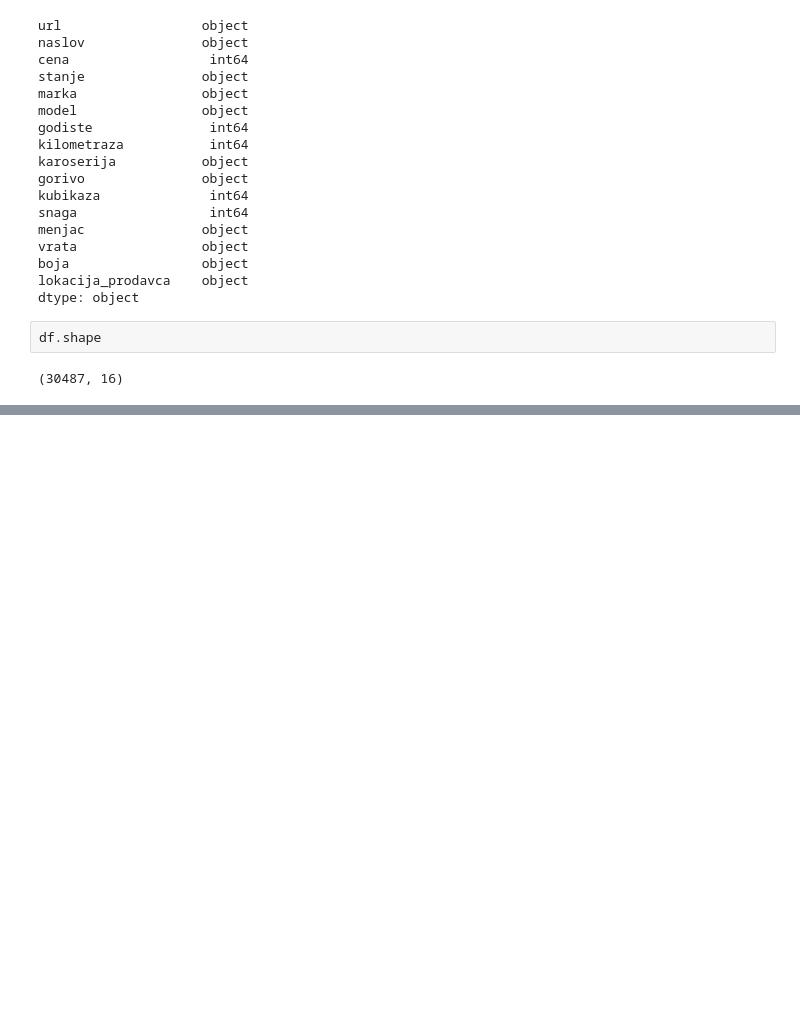
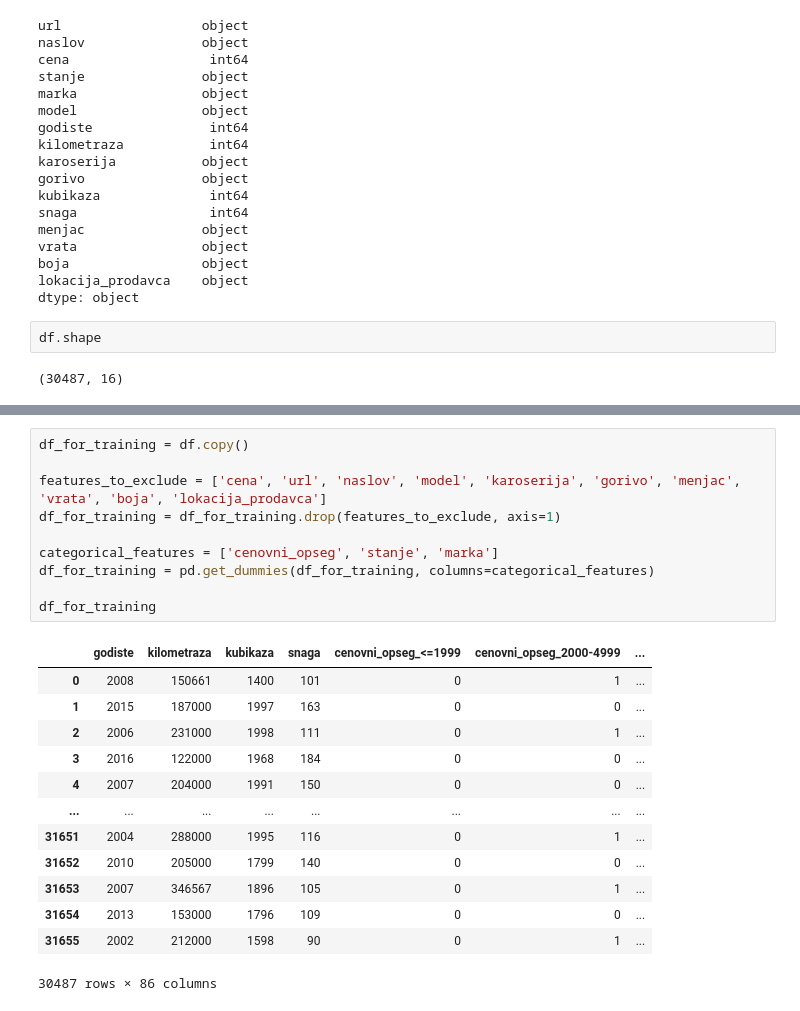
Before and after one commit to fishsalad183/ETF-PSZ, a Jupyter notebook: zadatak5_klasifikacija.ipynb, the cells around one changed output, grey strips where cells are left out. Saved outputs shown, nothing was run; the diff lists cells and outputs as text; blank space fills up the shorter version.

```diff
--- a/zadatak5_klasifikacija.ipynb
+++ b/zadatak5_klasifikacija.ipynb
@@ -147 +129,25 @@ df
+# %%
+df_for_training = df.copy()
+
+features_to_exclude = ['cena', 'url', 'naslov', 'model', 'karoserija', 'gorivo', 'menjac', 'vrata', 'boja', 'lokacija_prodavca']
+df_for_training = df_for_training.drop(features_to_exclude, axis=1)
+
+categorical_features = ['cenovni_opseg', 'stanje', 'marka']
+df_for_training = pd.get_dummies(df_for_training, columns=categorical_features)
+
+df_for_training
+# %% [output]
+|  | godiste | kilometraza | kubikaza | snaga | cenovni_opseg_<=1999 | cenovni_opseg_2000-4999 | ... |
+| 0 | 2008 | 150661 | 1400 | 101 | 0 | 1 | ... |
+| 1 | 2015 | 187000 | 1997 | 163 | 0 | 0 | ... |
+| 2 | 2006 | 231000 | 1998 | 111 | 0 | 1 | ... |
+| 3 | 2016 | 122000 | 1968 | 184 | 0 | 0 | ... |
+| 4 | 2007 | 204000 | 1991 | 150 | 0 | 0 | ... |
+| ... | ... | ... | ... | ... | ... | ... | ... |
+| 31651 | 2004 | 288000 | 1995 | 116 | 0 | 1 | ... |
+| 31652 | 2010 | 205000 | 1799 | 140 | 0 | 0 | ... |
+| 31653 | 2007 | 346567 | 1896 | 105 | 0 | 1 | ... |
+| 31654 | 2013 | 153000 | 1796 | 109 | 0 | 0 | ... |
+| 31655 | 2002 | 212000 | 1598 | 90 | 0 | 1 | ... |
+30487 rows × 86 columns
 # %%
```
Also changed, not shown: parts of 23 cells of this notebook, 1 other file.
